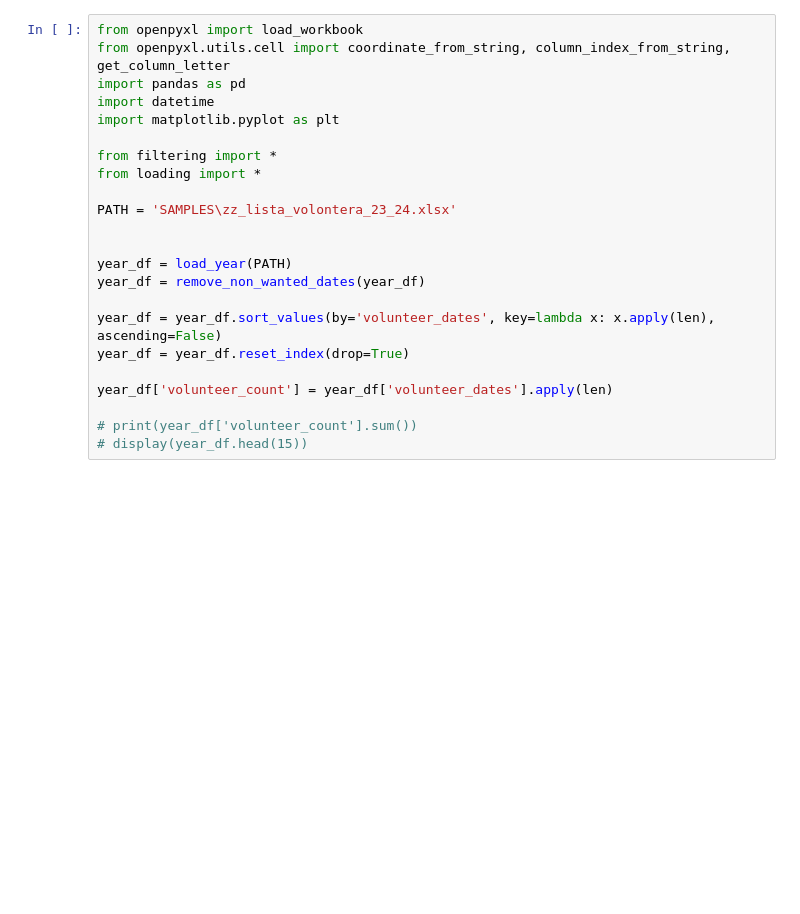
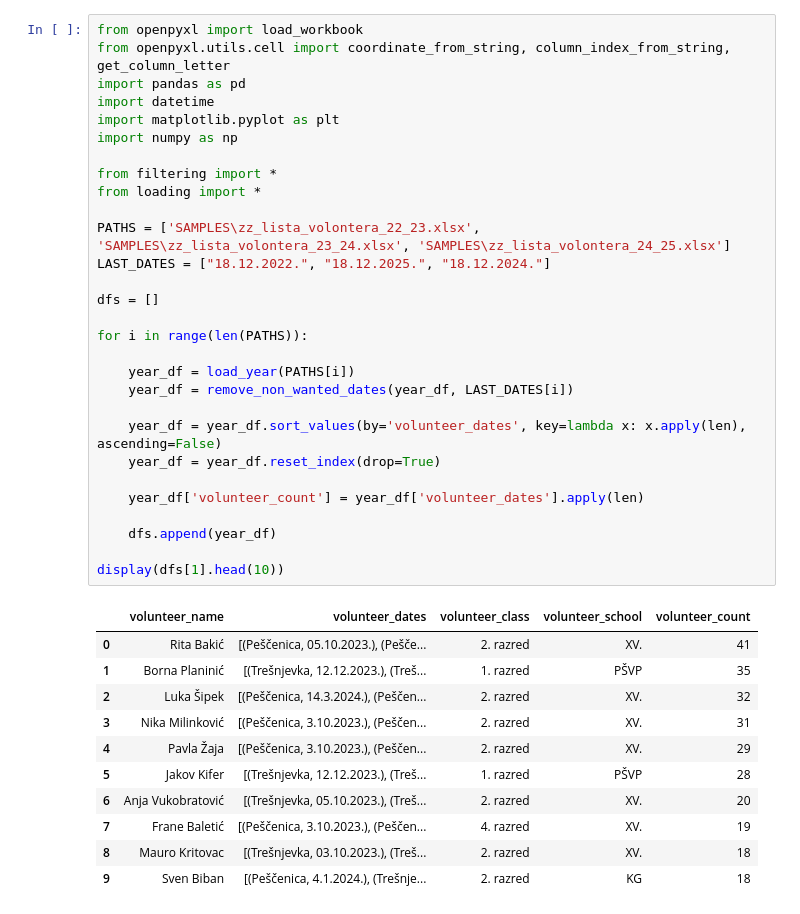
Before and after one commit to Mramar-croatia/ZZ_Report_Analysis, a Jupyter notebook: testing.ipynb, the cells around one changed output. Drawn from its saved outputs; the diff is of its cells as text; blank space fills up the shorter version.

```diff
--- a/testing.ipynb
+++ b/testing.ipynb
@@ -1,23 +1,41 @@
 # %%
 from openpyxl import load_workbook
 from openpyxl.utils.cell import coordinate_from_string, column_index_from_string, get_column_letter
 import pandas as pd
 import datetime
 import matplotlib.pyplot as plt
+import numpy as np
 
 from filtering import *
 from loading import *
 
-PATH = 'SAMPLES\zz_lista_volontera_23_24.xlsx'
+PATHS = ['SAMPLES\zz_lista_volontera_22_23.xlsx', 'SAMPLES\zz_lista_volontera_23_24.xlsx', 'SAMPLES\zz_lista_volontera_24_25.xlsx']
+LAST_DATES = ["18.12.2022.", "18.12.2025.", "18.12.2024."]
 
+dfs = []
 
-year_df = load_year(PATH)
-year_df = remove_non_wanted_dates(year_df)
+for i in range(len(PATHS)):
 
-year_df = year_df.sort_values(by='volunteer_dates', key=lambda x: x.apply(len), ascending=False)
-year_df = year_df.reset_index(drop=True)
+    year_df = load_year(PATHS[i])
+    year_df = remove_non_wanted_dates(year_df, LAST_DATES[i])
 
-year_df['volunteer_count'] = year_df['volunteer_dates'].apply(len)
+    year_df = year_df.sort_values(by='volunteer_dates', key=lambda x: x.apply(len), ascending=False)
+    year_df = year_df.reset_index(drop=True)
 
-# print(year_df['volunteer_count'].sum())
-# display(year_df.head(15))
+    year_df['volunteer_count'] = year_df['volunteer_dates'].apply(len)
+
+    dfs.append(year_df)
+
+display(dfs[1].head(10))
+# %% [output]
+|  | volunteer_name | volunteer_dates | volunteer_class | volunteer_school | volunteer_count |
+| 0 | Rita Bakić | [(Peščenica, 05.10.2023.), (Pešče... | 2. razred | XV. | 41 |
+| 1 | Borna Planinić | [(Trešnjevka, 12.12.2023.), (Treš... | 1. razred | PŠVP | 35 |
+| 2 | Luka Šipek | [(Peščenica, 14.3.2024.), (Peščen... | 2. razred | XV. | 32 |
+| 3 | Nika Milinković | [(Peščenica, 3.10.2023.), (Peščen... | 2. razred | XV. | 31 |
+| 4 | Pavla Žaja | [(Peščenica, 3.10.2023.), (Peščen... | 2. razred | XV. | 29 |
+| 5 | Jakov Kifer | [(Trešnjevka, 12.12.2023.), (Treš... | 1. razred | PŠVP | 28 |
+| 6 | Anja Vukobratović | [(Trešnjevka, 05.10.2023.), (Treš... | 2. razred | XV. | 20 |
+| 7 | Frane Baletić | [(Peščenica, 3.10.2023.), (Peščen... | 4. razred | XV. | 19 |
+| 8 | Mauro Kritovac | [(Trešnjevka, 03.10.2023.), (Treš... | 2. razred | XV. | 18 |
+| 9 | Sven Biban | [(Peščenica, 4.1.2024.), (Trešnje... | 2. razred | KG | 18 |
```
Also changed, not shown: parts of 11 cells of this notebook, 29 other files.
